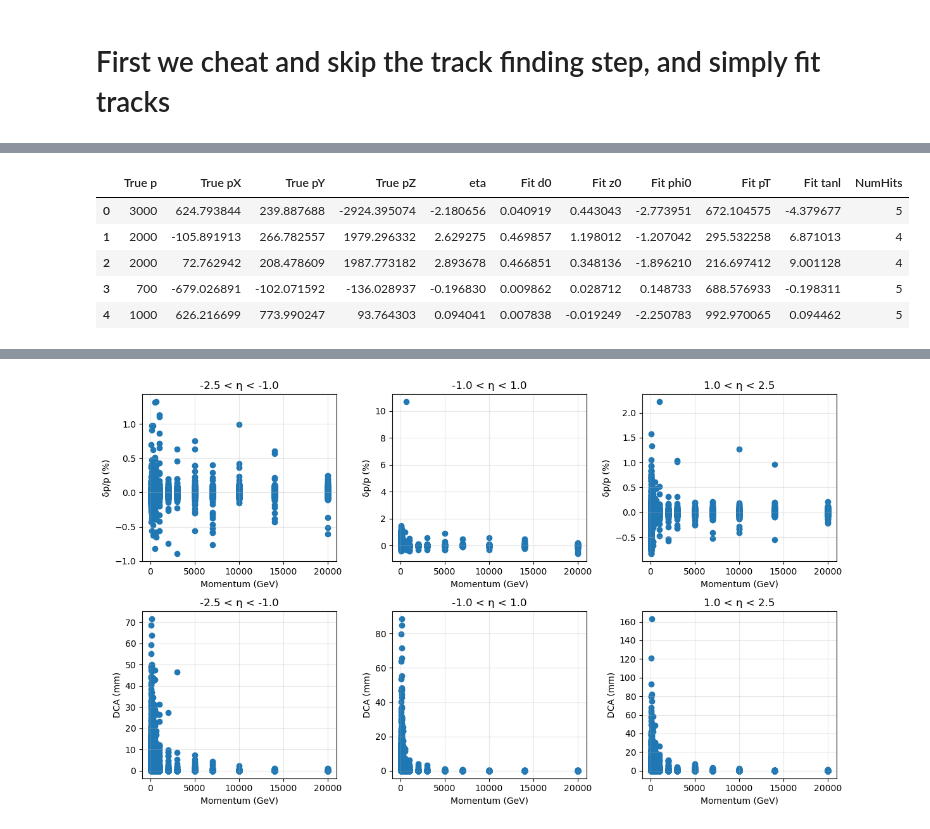
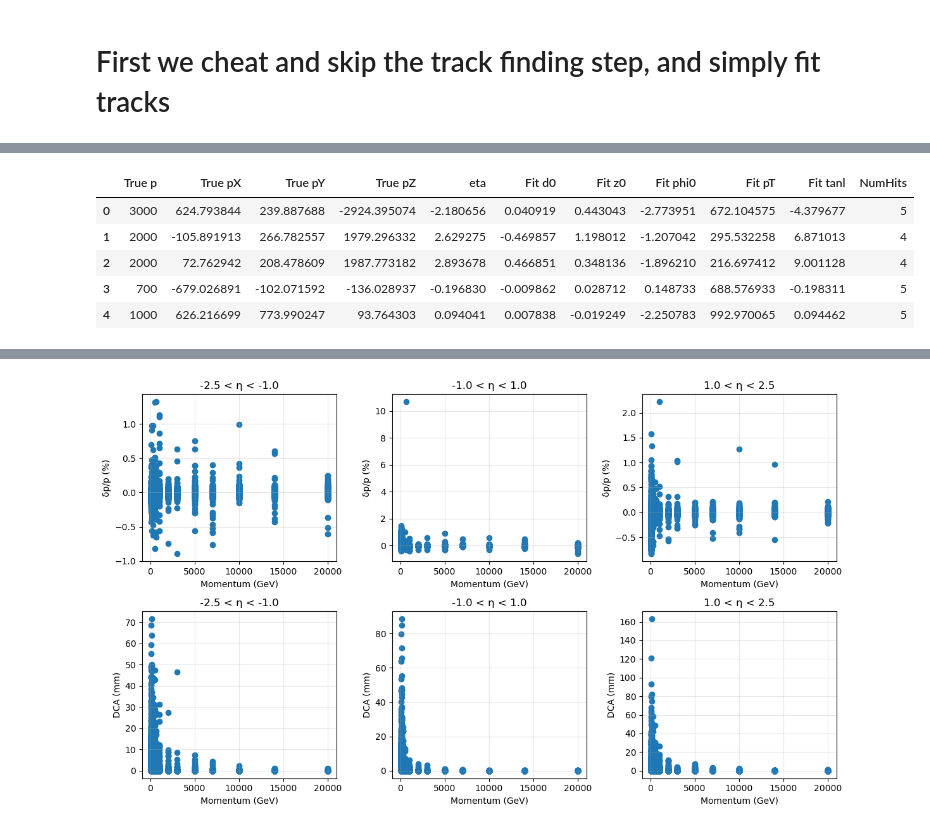
Before and after one commit to P4GAN/B8_Project, a Jupyter notebook: Analysis/track_analysis.ipynb, the cells around one changed output, grey strips where cells are left out. Drawn from its saved outputs; the diff is of its cells as text; code cells hidden in the pictures.

```diff
--- a/Analysis/track_analysis.ipynb
+++ b/Analysis/track_analysis.ipynb
@@ -182,12 +88,0 @@ def karamaki_fit(x, y):
-# %%
-tracks.GetEntry(0)
-x = np.array(tracks.HitPositionX)
-y = np.array(tracks.HitPositionY)
-z = np.array(tracks.HitPositionZ)
-
-xc, yc, R_abs = karamaki_fit(x, y)
-plt.scatter(x, y)
-phi = np.linspace(0, 2 * np.pi, 100)
-plt.plot(xc + R_abs * np.cos(phi), yc + R_abs * np.sin(phi))
-
-print(xc, yc, R_abs)
@@ -208,40 +100,40 @@ for i in range(num_tracks):
     x = np.array(tracks.HitPositionX)
     y = np.array(tracks.HitPositionY)
     z = np.array(tracks.HitPositionZ)
-    d0, z0, phi0, pT, tanl = fit_helix_2(x, y, z, B)
+    d0, z0, phi0, pT, tanl = fit_helix(x, y, z, B)
 
-    fitted_pZ = tanl * fitted_pT
-    fitted_p = np.sqrt(fitted_pT ** 2 + fitted_pZ ** 2)
+    fitted_pZ = tanl * pT
+    fitted_p = np.sqrt(pT ** 2 + fitted_pZ ** 2)
 
     pX, pY, pZ = tracks.MomentumX, tracks.MomentumY, tracks.MomentumZ
     p = np.sqrt(pX ** 2 + pY ** 2 + pZ ** 2)
     eta = np.arctanh(pZ / p)
 
     if fitted_p > cutoff_momentum:
         continue
 
     data.append({
         "True p": round(p),
         "True pX": pX,
         "True pY": pY,
         "True pZ": pZ,
         "eta": eta,
         "Fit d0": d0,
         "Fit z0": z0,
         "Fit phi0": phi0,
         "Fit pT": pT,
         "Fit tanl": tanl,
         "NumHits": tracks.NumHits
     })
 
 df2 = pd.DataFrame(data)
 df2.head()
 # %% [output]
 |  | True p | True pX | True pY | True pZ | eta | Fit d0 | Fit z0 | Fit phi0 | Fit pT | Fit tanl | NumHits |
 | 0 | 3000 | 624.793844 | 239.887688 | -2924.395074 | -2.180656 | 0.040919 | 0.443043 | -2.773951 | 672.104575 | -4.379677 | 5 |
-| 1 | 2000 | -105.891913 | 266.782557 | 1979.296332 | 2.629275 | 0.469857 | 1.198012 | -1.207042 | 295.532258 | 6.871013 | 4 |
+| 1 | 2000 | -105.891913 | 266.782557 | 1979.296332 | 2.629275 | -0.469857 | 1.198012 | -1.207042 | 295.532258 | 6.871013 | 4 |
 | 2 | 2000 | 72.762942 | 208.478609 | 1987.773182 | 2.893678 | 0.466851 | 0.348136 | -1.896210 | 216.697412 | 9.001128 | 4 |
-| 3 | 700 | -679.026891 | -102.071592 | -136.028937 | -0.196830 | 0.009862 | 0.028712 | 0.148733 | 688.576933 | -0.198311 | 5 |
+| 3 | 700 | -679.026891 | -102.071592 | -136.028937 | -0.196830 | -0.009862 | 0.028712 | 0.148733 | 688.576933 | -0.198311 | 5 |
 | 4 | 1000 | 626.216699 | 773.990247 | 93.764303 | 0.094041 | 0.007838 | -0.019249 | -2.250783 | 992.970065 | 0.094462 | 5 |
 # %%
 def gaussian_sigma(data):
```
Also changed, not shown: parts of 12 cells of this notebook, 6 other files.
